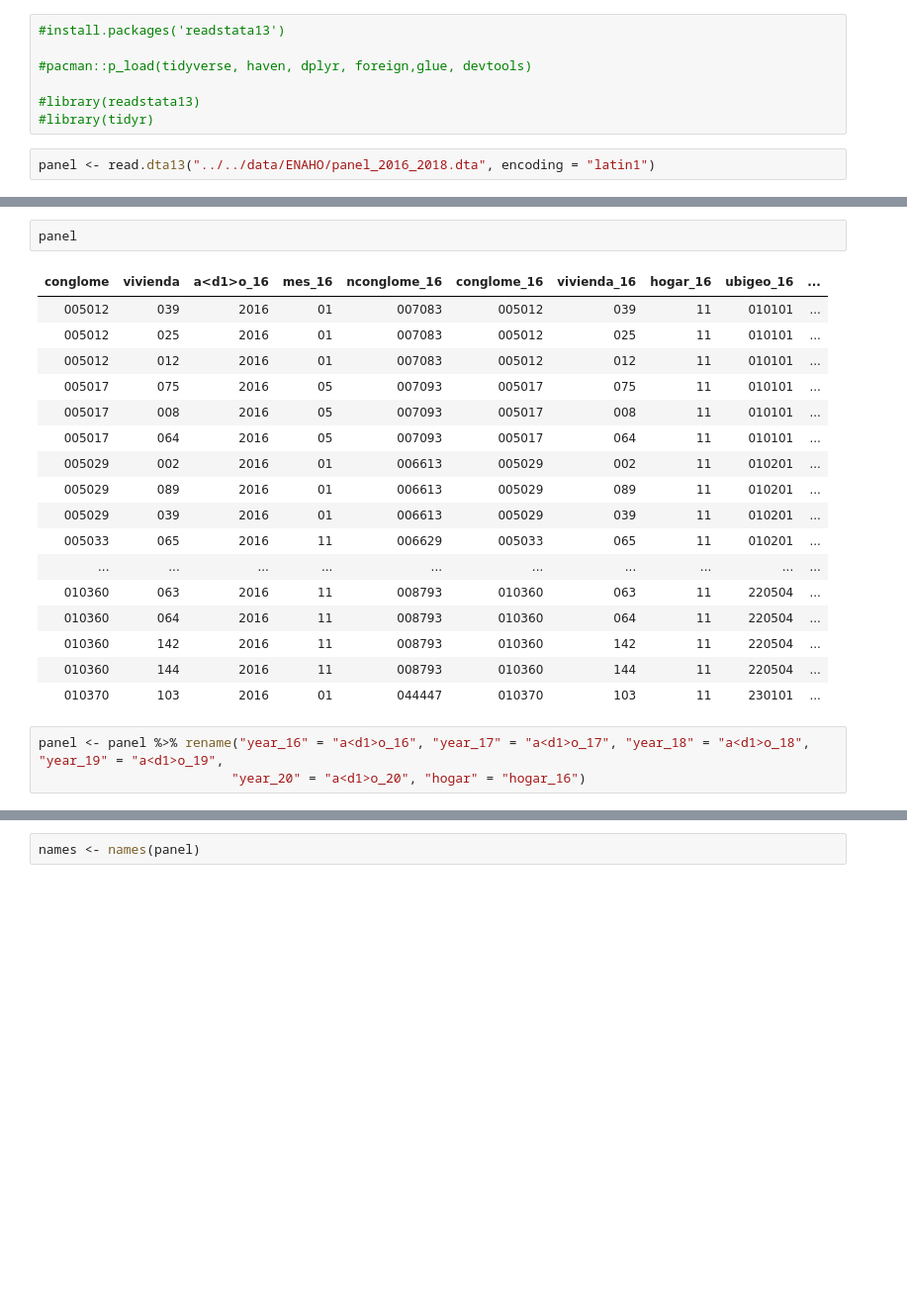
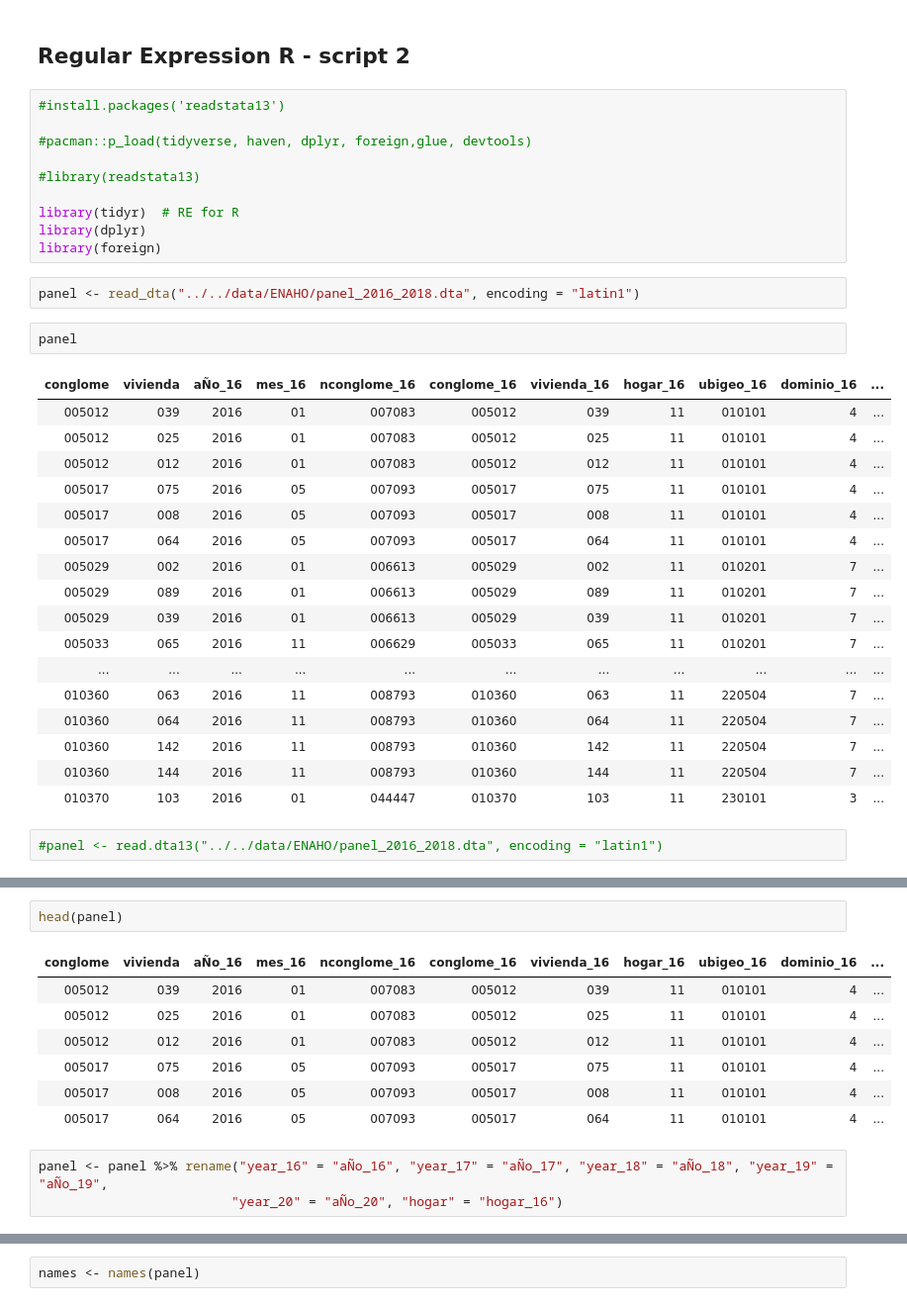
Before and after one commit to Robertopucp/1ECO35_R_PYTHON, a Jupyter notebook: Laboratorios/Lab6/Lab_2_R.ipynb, the cells around one changed output, grey strips where cells are left out. Shown at 99% size. Cells and saved outputs as stored; diff of their text form; blank space fills up the shorter version.

```diff
--- a/Laboratorios/Lab6/Lab_2_R.ipynb
+++ b/Laboratorios/Lab6/Lab_2_R.ipynb
@@ -1,12 +1,39 @@
+# %% [markdown]
+## Regular Expression R - script 2
 # %%
 #install.packages('readstata13')
 
 #pacman::p_load(tidyverse, haven, dplyr, foreign,glue, devtools)
 
 #library(readstata13)
-#library(tidyr)
+
+library(tidyr)  # RE for R
+library(dplyr)
+library(foreign)
+# %%
+panel <- read_dta("../../data/ENAHO/panel_2016_2018.dta", encoding = "latin1")
+# %%
+panel
+# %% [output]
+| conglome | vivienda | aÑo_16 | mes_16 | nconglome_16 | conglome_16 | vivienda_16 | hogar_16 | ubigeo_16 | dominio_16 | ... |
+| 005012 | 039 | 2016 | 01 | 007083 | 005012 | 039 | 11 | 010101 | 4 | ... |
+| 005012 | 025 | 2016 | 01 | 007083 | 005012 | 025 | 11 | 010101 | 4 | ... |
+| 005012 | 012 | 2016 | 01 | 007083 | 005012 | 012 | 11 | 010101 | 4 | ... |
+| 005017 | 075 | 2016 | 05 | 007093 | 005017 | 075 | 11 | 010101 | 4 | ... |
+| 005017 | 008 | 2016 | 05 | 007093 | 005017 | 008 | 11 | 010101 | 4 | ... |
+| 005017 | 064 | 2016 | 05 | 007093 | 005017 | 064 | 11 | 010101 | 4 | ... |
+| 005029 | 002 | 2016 | 01 | 006613 | 005029 | 002 | 11 | 010201 | 7 | ... |
+| 005029 | 089 | 2016 | 01 | 006613 | 005029 | 089 | 11 | 010201 | 7 | ... |
+| 005029 | 039 | 2016 | 01 | 006613 | 005029 | 039 | 11 | 010201 | 7 | ... |
+| 005033 | 065 | 2016 | 11 | 006629 | 005033 | 065 | 11 | 010201 | 7 | ... |
+| ... | ... | ... | ... | ... | ... | ... | ... | ... | ... | ... |
+| 010360 | 063 | 2016 | 11 | 008793 | 010360 | 063 | 11 | 220504 | 7 | ... |
+| 010360 | 064 | 2016 | 11 | 008793 | 010360 | 064 | 11 | 220504 | 7 | ... |
+| 010360 | 142 | 2016 | 11 | 008793 | 010360 | 142 | 11 | 220504 | 7 | ... |
+| 010360 | 144 | 2016 | 11 | 008793 | 010360 | 144 | 11 | 220504 | 7 | ... |
+| 010370 | 103 | 2016 | 01 | 044447 | 010370 | 103 | 11 | 230101 | 3 | ... |
 # %%
-panel <- read.dta13("../../data/ENAHO/panel_2016_2018.dta", encoding = "latin1")
+#panel <- read.dta13("../../data/ENAHO/panel_2016_2018.dta", encoding = "latin1")
 # %% [output]
 Warning message in read.dta13("../../data/ENAHO/panel_2016_2018.dta", encoding = "latin1"):
 "
@@ -26,28 +53,18 @@ Warning message in read.dta13("../../data/ENAHO/panel_2016_2018.dta", encoding =
   Missing factor labels - no labels assigned.
   Set option generate.factors=T to generate labels."
 # %%
-panel
+head(panel)
 # %% [output]
-| conglome | vivienda | a<d1>o_16 | mes_16 | nconglome_16 | conglome_16 | vivienda_16 | hogar_16 | ubigeo_16 | ... |
-| 005012 | 039 | 2016 | 01 | 007083 | 005012 | 039 | 11 | 010101 | ... |
-| 005012 | 025 | 2016 | 01 | 007083 | 005012 | 025 | 11 | 010101 | ... |
-| 005012 | 012 | 2016 | 01 | 007083 | 005012 | 012 | 11 | 010101 | ... |
-| 005017 | 075 | 2016 | 05 | 007093 | 005017 | 075 | 11 | 010101 | ... |
-| 005017 | 008 | 2016 | 05 | 007093 | 005017 | 008 | 11 | 010101 | ... |
-| 005017 | 064 | 2016 | 05 | 007093 | 005017 | 064 | 11 | 010101 | ... |
-| 005029 | 002 | 2016 | 01 | 006613 | 005029 | 002 | 11 | 010201 | ... |
-| 005029 | 089 | 2016 | 01 | 006613 | 005029 | 089 | 11 | 010201 | ... |
-| 005029 | 039 | 2016 | 01 | 006613 | 005029 | 039 | 11 | 010201 | ... |
-| 005033 | 065 | 2016 | 11 | 006629 | 005033 | 065 | 11 | 010201 | ... |
-| ... | ... | ... | ... | ... | ... | ... | ... | ... | ... |
-| 010360 | 063 | 2016 | 11 | 008793 | 010360 | 063 | 11 | 220504 | ... |
-| 010360 | 064 | 2016 | 11 | 008793 | 010360 | 064 | 11 | 220504 | ... |
-| 010360 | 142 | 2016 | 11 | 008793 | 010360 | 142 | 11 | 220504 | ... |
-| 010360 | 144 | 2016 | 11 | 008793 | 010360 | 144 | 11 | 220504 | ... |
-| 010370 | 103 | 2016 | 01 | 044447 | 010370 | 103 | 11 | 230101 | ... |
+| conglome | vivienda | aÑo_16 | mes_16 | nconglome_16 | conglome_16 | vivienda_16 | hogar_16 | ubigeo_16 | dominio_16 | ... |
+| 005012 | 039 | 2016 | 01 | 007083 | 005012 | 039 | 11 | 010101 | 4 | ... |
+| 005012 | 025 | 2016 | 01 | 007083 | 005012 | 025 | 11 | 010101 | 4 | ... |
+| 005012 | 012 | 2016 | 01 | 007083 | 005012 | 012 | 11 | 010101 | 4 | ... |
+| 005017 | 075 | 2016 | 05 | 007093 | 005017 | 075 | 11 | 010101 | 4 | ... |
+| 005017 | 008 | 2016 | 05 | 007093 | 005017 | 008 | 11 | 010101 | 4 | ... |
+| 005017 | 064 | 2016 | 05 | 007093 | 005017 | 064 | 11 | 010101 | 4 | ... |
 # %%
-panel <- panel %>% rename("year_16" = "a<d1>o_16", "year_17" = "a<d1>o_17", "year_18" = "a<d1>o_18", "year_19" = "a<d1>o_19",
-                         "year_20" = "a<d1>o_20", "hogar" = "hogar_16")
+panel <- panel %>% rename("year_16" = "aÑo_16", "year_17" = "aÑo_17", "year_18" = "aÑo_18", "year_19" = "aÑo_19",
+                         "year_20" = "aÑo_20", "hogar" = "hogar_16")
 # %%
 panel
 # %% [output]
```
Also changed, not shown: parts of 14 cells of this notebook, 3 other files.
